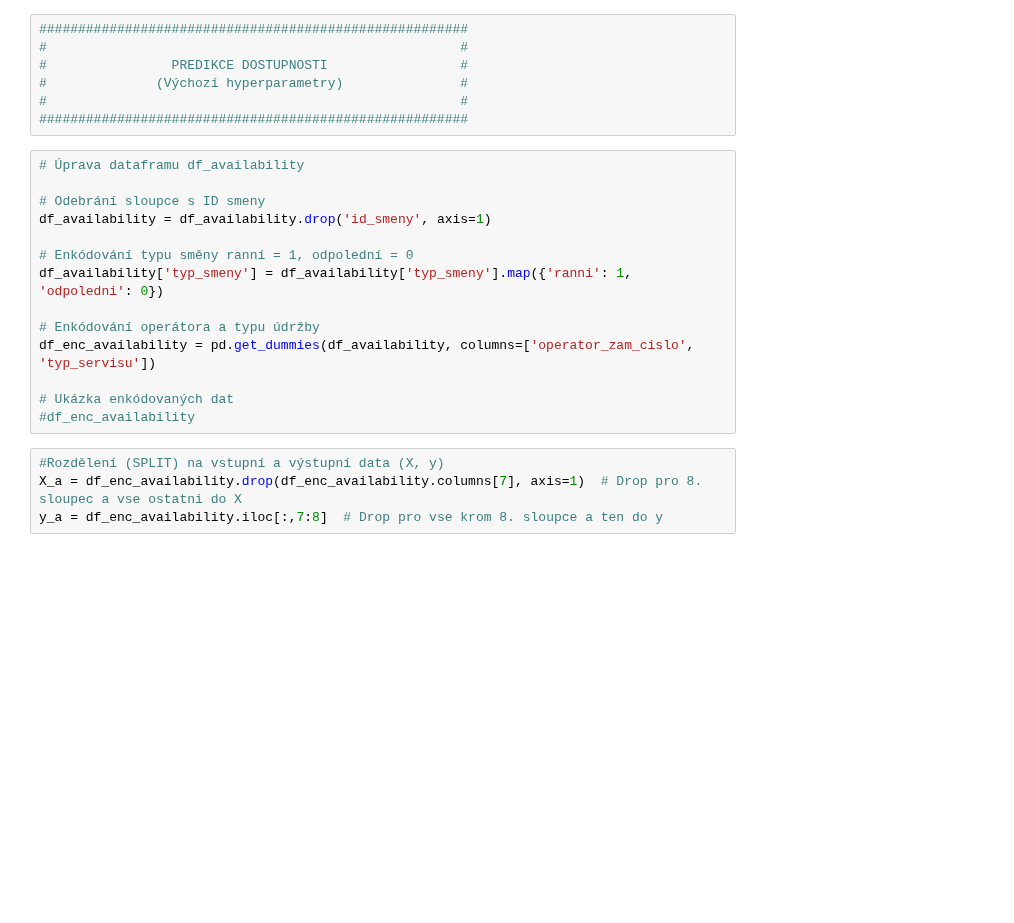
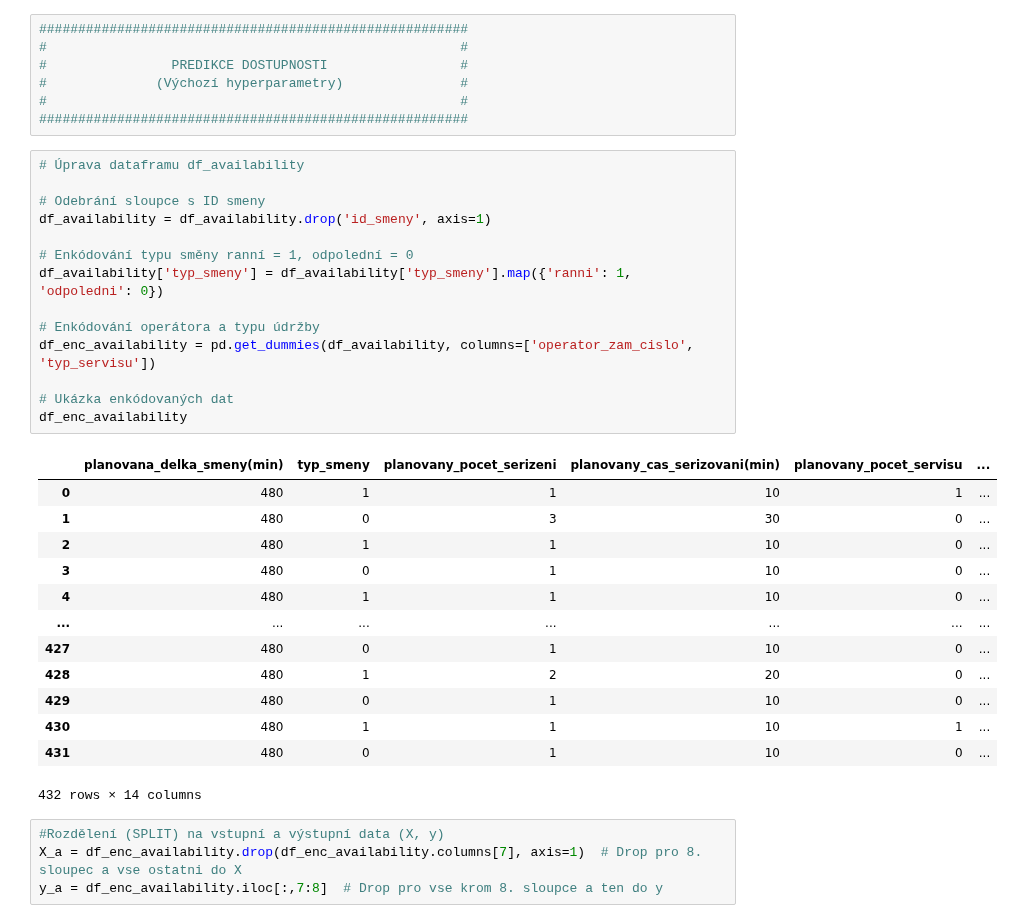
Before and after one commit to GeorgeWbk/dp2024, a Jupyter notebook: Diplomka.ipynb, the cells around one changed output. Saved outputs shown, nothing was run; the diff lists cells and outputs as text; blank space fills up the shorter version.

```diff
--- a/Diplomka.ipynb
+++ b/Diplomka.ipynb
@@ -48,17 +90,31 @@ df_quality = pd.read_csv('kvalita.csv')
 # %%
 # Úprava dataframu df_availability
 
 # Odebrání sloupce s ID smeny
 df_availability = df_availability.drop('id_smeny', axis=1)
 
 # Enkódování typu směny ranní = 1, odpolední = 0
 df_availability['typ_smeny'] = df_availability['typ_smeny'].map({'ranni': 1, 'odpoledni': 0})
 
 # Enkódování operátora a typu údržby
 df_enc_availability = pd.get_dummies(df_availability, columns=['operator_zam_cislo', 'typ_servisu'])
 
 # Ukázka enkódovaných dat
-#df_enc_availability
+df_enc_availability
+# %% [output]
+|  | planovana_delka_smeny(min) | typ_smeny | planovany_pocet_serizeni | planovany_cas_serizovani(min) | planovany_pocet_servisu | ... |
+| 0 | 480 | 1 | 1 | 10 | 1 | ... |
+| 1 | 480 | 0 | 3 | 30 | 0 | ... |
+| 2 | 480 | 1 | 1 | 10 | 0 | ... |
+| 3 | 480 | 0 | 1 | 10 | 0 | ... |
+| 4 | 480 | 1 | 1 | 10 | 0 | ... |
+| ... | ... | ... | ... | ... | ... | ... |
+| 427 | 480 | 0 | 1 | 10 | 0 | ... |
+| 428 | 480 | 1 | 2 | 20 | 0 | ... |
+| 429 | 480 | 0 | 1 | 10 | 0 | ... |
+| 430 | 480 | 1 | 1 | 10 | 1 | ... |
+| 431 | 480 | 0 | 1 | 10 | 0 | ... |
+432 rows × 14 columns
 # %%
 #Rozdělení (SPLIT) na vstupní a výstupní data (X, y)
 X_a = df_enc_availability.drop(df_enc_availability.columns[7], axis=1)  # Drop pro 8. sloupec a vse ostatni do X
```
Also changed, not shown: parts of 19 cells of this notebook.
